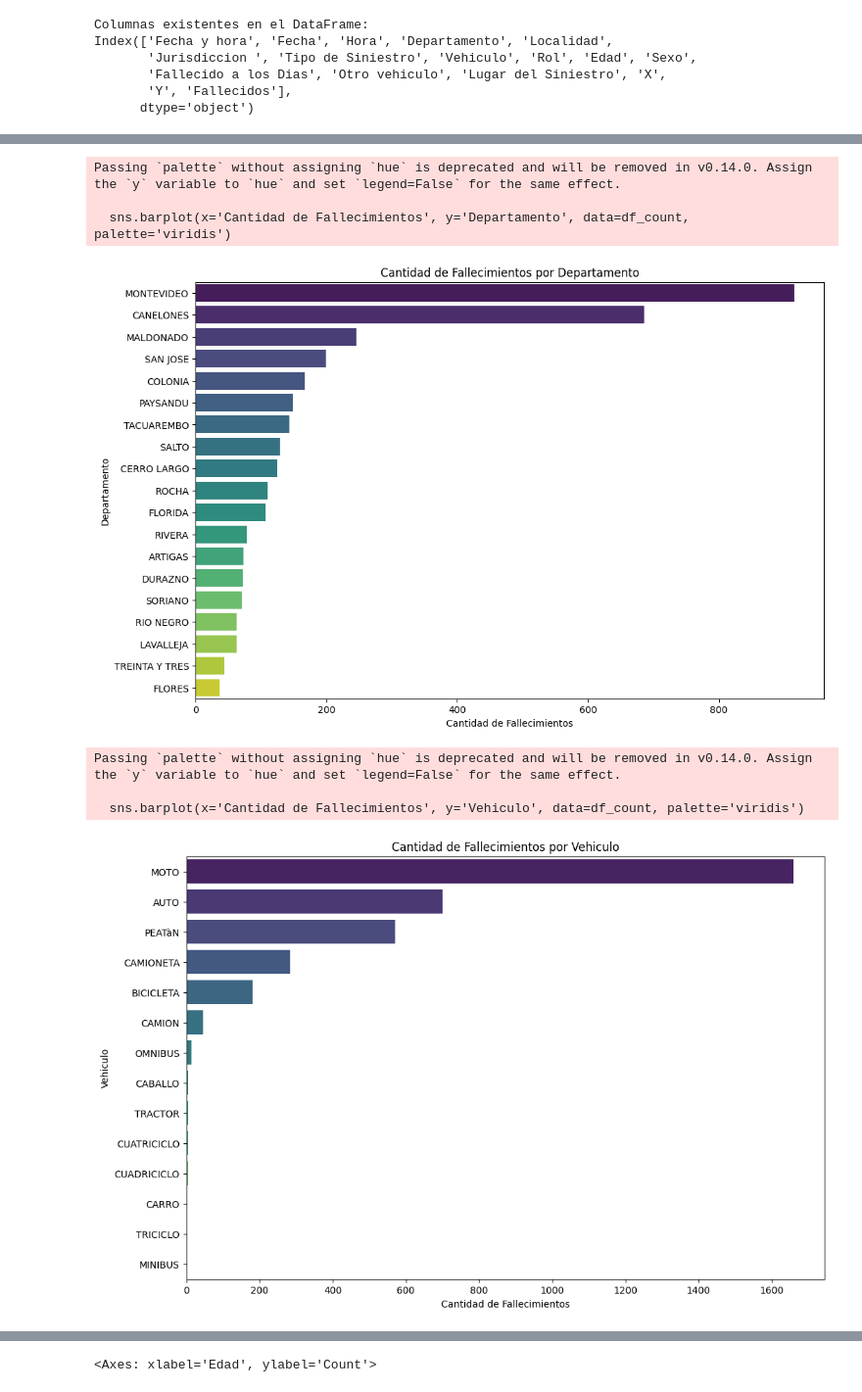
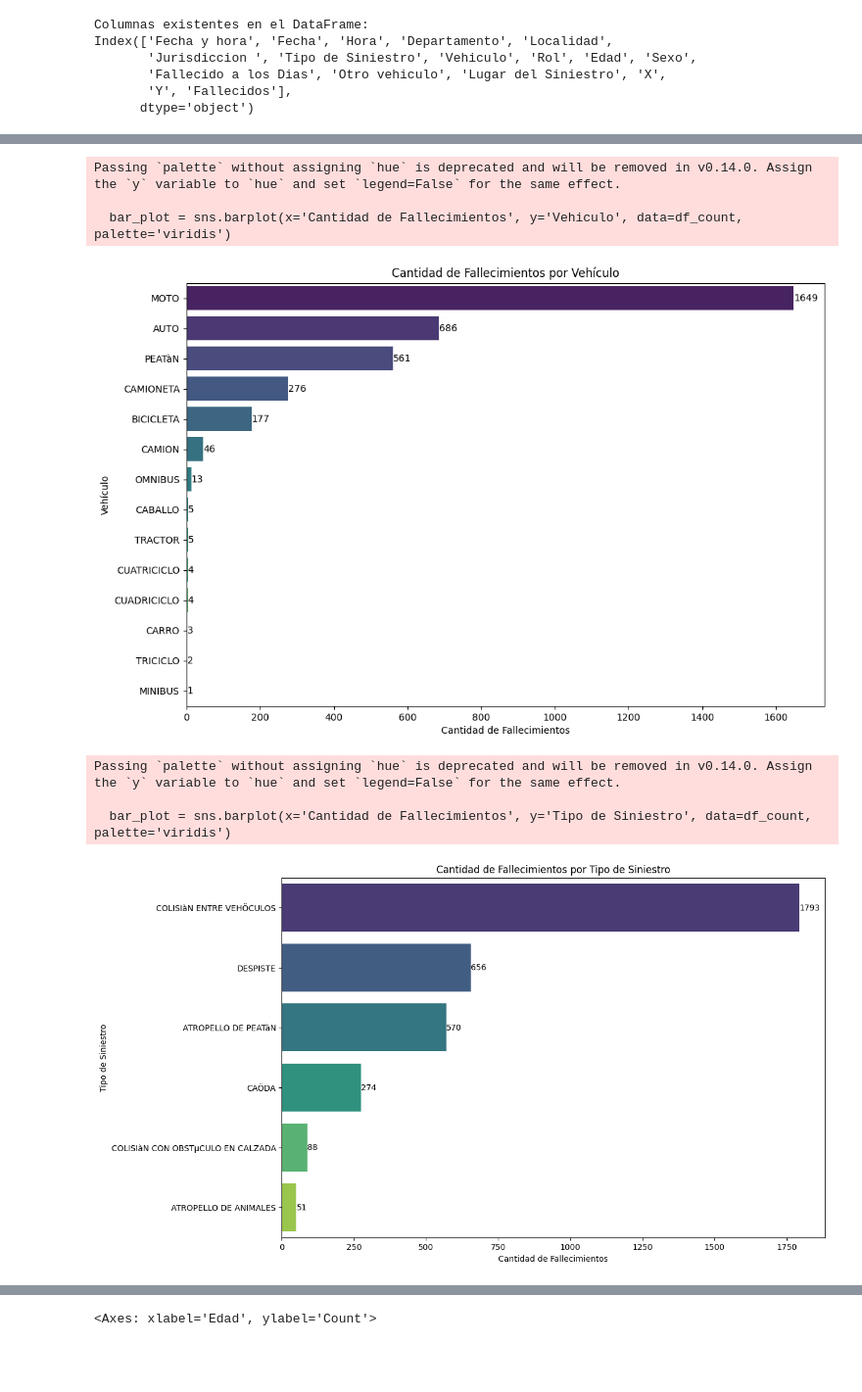
Before and after one commit to ChristianDzk/datascience, a Jupyter notebook: Primer Entrega.ipynb, the cells around one changed output, grey strips where cells are left out. Shown: that part at 98% size. Saved outputs shown, nothing was run; the diff lists cells and outputs as text; code cells hidden in the pictures; blank space fills up the shorter version.

```diff
--- a/Primer Entrega.ipynb
+++ b/Primer Entrega.ipynb
@@ -39,6 +39,6 @@ Index(['Fecha y hora', 'Fecha', 'Hora', 'Departamento', 'Localidad',
       dtype='object')
 # %%
 #Borro columnas que no me sirven:  'X', 'Y', y 'Jurisdiccion '
-df = df.drop(columns=['X', 'Y', 'Jurisdiccion ', 'Lugar del Siniestro'], errors='ignore')
+df = df.drop(columns=['X', 'Y', 'Jurisdiccion ', 'Lugar del Siniestro', 'Fallecidos'], errors='ignore')
 df
 # %% [output]
@@ -65,40 +97,54 @@ La cantidad total de fallecidos es: 3478
 # %%
-# Calculo la cantidad de fallecimientos por departamento
-df_count = df['Departamento'].value_counts().reset_index()
-df_count.columns = ['Departamento', 'Cantidad de Fallecimientos']
+# Calculo la cantidad de fallecimientos por vehículo
+df_count = df['Vehiculo'].value_counts().reset_index()
+df_count.columns = ['Vehiculo', 'Cantidad de Fallecimientos']
 
 # Ordeno de forma descendente
 df_count = df_count.sort_values(by='Cantidad de Fallecimientos', ascending=False)
 
 # Hago el gráfico
 plt.figure(figsize=(12, 8))
-sns.barplot(x='Cantidad de Fallecimientos', y='Departamento', data=df_count, palette='viridis')
-plt.title('Cantidad de Fallecimientos por Departamento')
+bar_plot = sns.barplot(x='Cantidad de Fallecimientos', y='Vehiculo', data=df_count, palette='viridis')
+
+# Agrego los números en cada barra
+for index, value in enumerate(df_count['Cantidad de Fallecimientos']):
+    plt.text(value, index, f'{value}', va='center')
+
+# Etiquetas y título
+plt.title('Cantidad de Fallecimientos por Vehículo')
 plt.xlabel('Cantidad de Fallecimientos')
-plt.ylabel('Departamento')
+plt.ylabel('Vehículo')
+
 plt.show()
 # %% [output]
 Passing `palette` without assigning `hue` is deprecated and will be removed in v0.14.0. Assign the `y` variable to `hue` and set `legend=False` for the same effect.
 
-  sns.barplot(x='Cantidad de Fallecimientos', y='Departamento', data=df_count, palette='viridis')
+  bar_plot = sns.barplot(x='Cantidad de Fallecimientos', y='Vehiculo', data=df_count, palette='viridis')
-[figure, old version]
+[figure, new version]
 # %%
-# Calculo la cantidad de fallecimientos pero ahora por vehiculo
-df_count = df['Vehiculo'].value_counts().reset_index()
-df_count.columns = ['Vehiculo', 'Cantidad de Fallecimientos']
+# Calculo la cantidad de fallecimientos por Tipo de Siniestro
+df_count = df['Tipo de Siniestro'].value_counts().reset_index()
+df_count.columns = ['Tipo de Siniestro', 'Cantidad de Fallecimientos']
 
 # Ordeno de forma descendente
 df_count = df_count.sort_values(by='Cantidad de Fallecimientos', ascending=False)
 
 # Hago el gráfico
 plt.figure(figsize=(12, 8))
-sns.barplot(x='Cantidad de Fallecimientos', y='Vehiculo', data=df_count, palette='viridis')
-plt.title('Cantidad de Fallecimientos por Vehiculo')
+bar_plot = sns.barplot(x='Cantidad de Fallecimientos', y='Tipo de Siniestro', data=df_count, palette='viridis')
+
+# Agrego los números en cada barra
+for index, value in enumerate(df_count['Cantidad de Fallecimientos']):
+    plt.text(value, index, f'{value}', va='center')
+
+# Etiquetas y título
+plt.title('Cantidad de Fallecimientos por Tipo de Siniestro')
 plt.xlabel('Cantidad de Fallecimientos')
-plt.ylabel('Vehiculo')
+plt.ylabel('Tipo de Siniestro')
+
 plt.show()
 # %% [output]
 Passing `palette` without assigning `hue` is deprecated and will be removed in v0.14.0. Assign the `y` variable to `hue` and set `legend=False` for the same effect.
 
-  sns.barplot(x='Cantidad de Fallecimientos', y='Vehiculo', data=df_count, palette='viridis')
+  bar_plot = sns.barplot(x='Cantidad de Fallecimientos', y='Tipo de Siniestro', data=df_count, palette='viridis')
-[figure, old version]
+[figure, new version]
```
Also changed, not shown: parts of 10 cells of this notebook.
